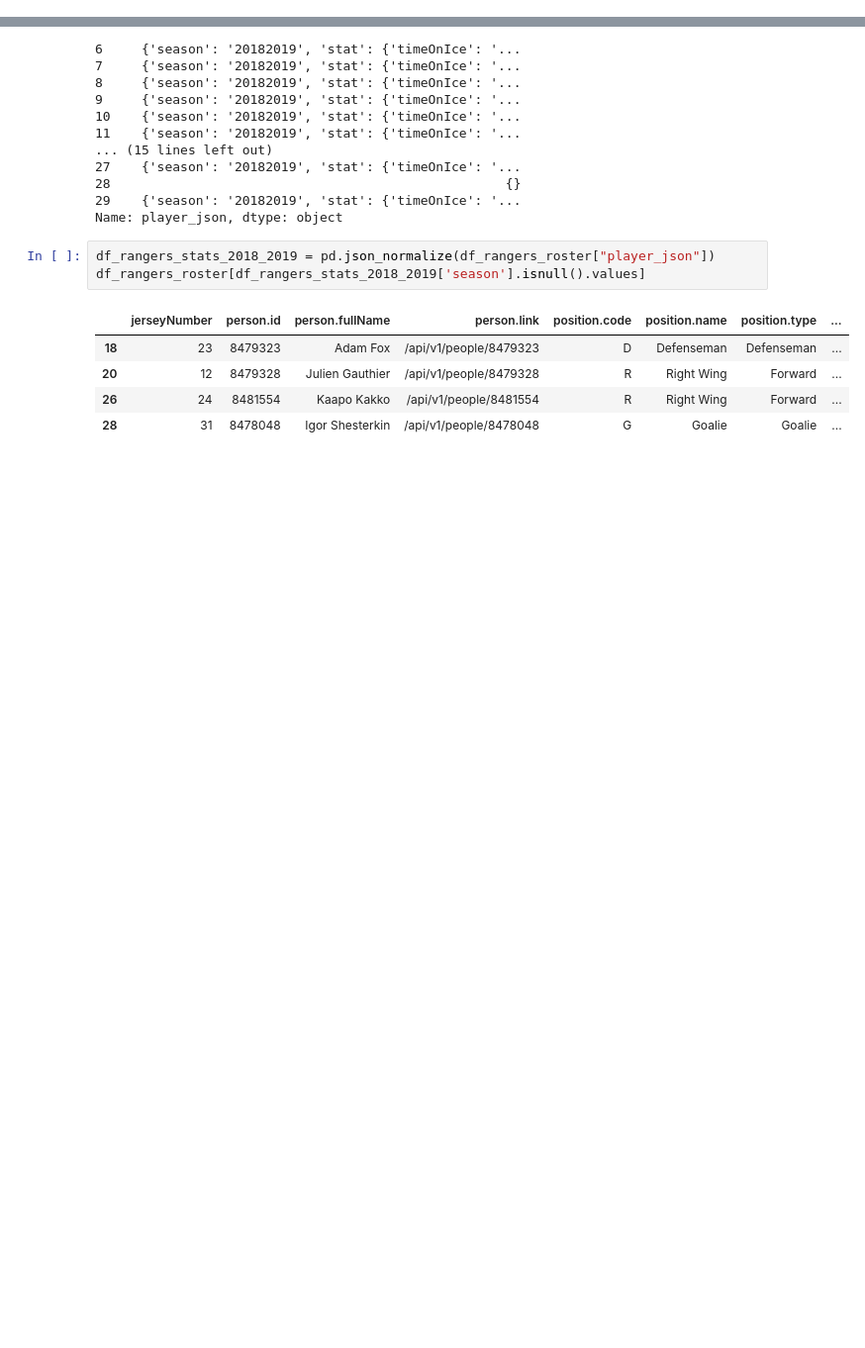
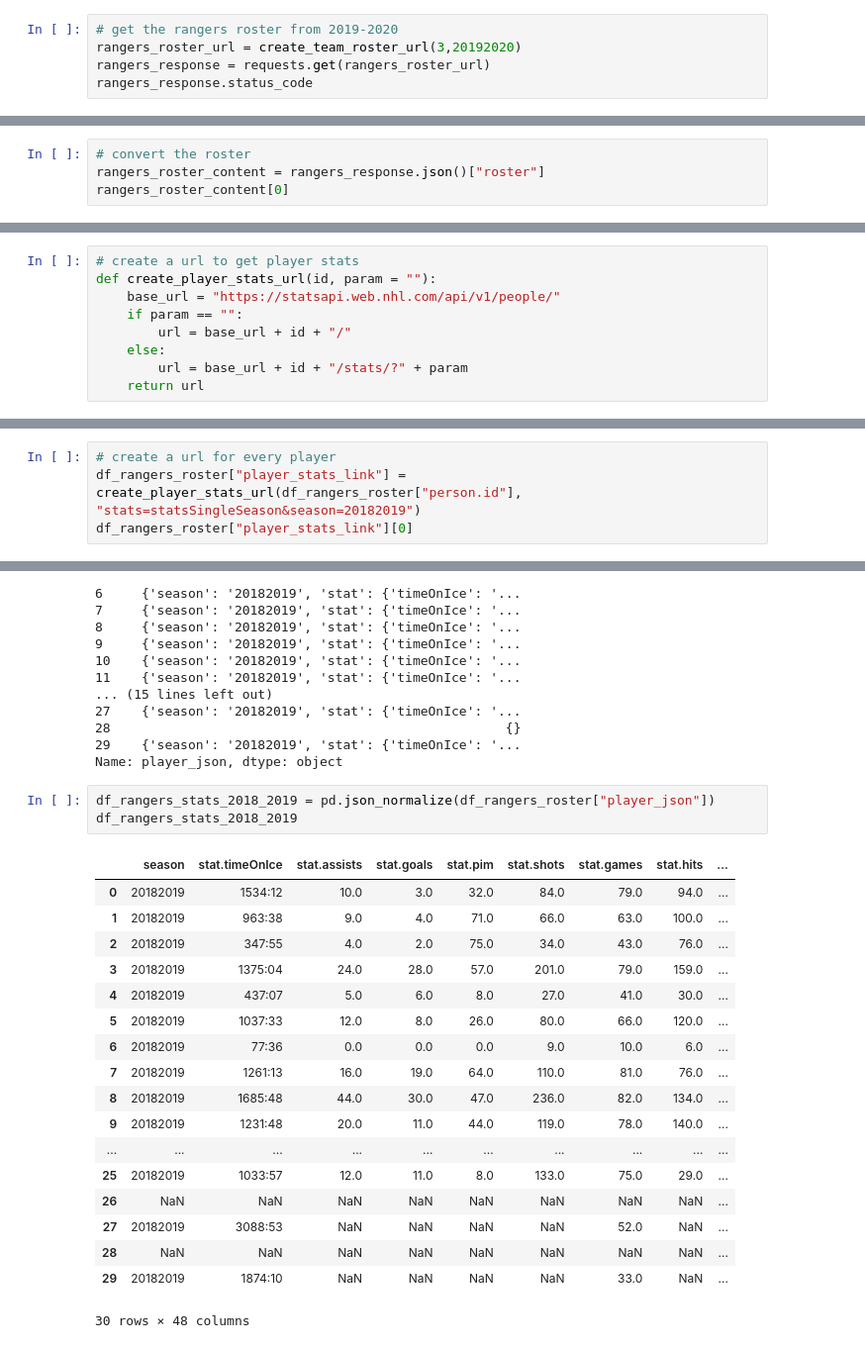
Before and after one commit to nickpaul7/python_api_notebooks, a Jupyter notebook: python_nhl_api.ipynb, the cells around one changed output, grey strips where cells are left out. Shown: that part at 99% size. Cells and saved outputs as stored; diff of their text form; blank space fills up the shorter version.

Commit message:
Completed pulling stats for roster

```diff
--- a/python_nhl_api.ipynb
+++ b/python_nhl_api.ipynb
@@ -298,0 +354,5 @@ df_rangers_roster["player_json"] =  df_rangers_roster["player_stats_link"].apply
+# %%
+# get the rangers roster from 2019-2020
+rangers_roster_url = create_team_roster_url(3,20192020)
+rangers_response = requests.get(rangers_roster_url)
+rangers_response.status_code
@@ -298,0 +361,4 @@ df_rangers_roster["player_json"] =  df_rangers_roster["player_stats_link"].apply
+# %%
+# convert the roster
+rangers_roster_content = rangers_response.json()["roster"]
+rangers_roster_content[0]
@@ -298,0 +428,9 @@ df_rangers_roster["player_json"] =  df_rangers_roster["player_stats_link"].apply
+# %%
+# create a url to get player stats
+def create_player_stats_url(id, param = ""):
+    base_url = "https://statsapi.web.nhl.com/api/v1/people/"
+    if param == "":
+        url = base_url + id + "/"
+    else:
+        url = base_url + id + "/stats/?" + param
+    return url
@@ -298,0 +443,4 @@ df_rangers_roster["player_json"] =  df_rangers_roster["player_stats_link"].apply
+# %%
+# create a url for every player
+df_rangers_roster["player_stats_link"] = create_player_stats_url(df_rangers_roster["person.id"], "stats=statsSingleSeason&season=20182019")
+df_rangers_roster["player_stats_link"][0]
@@ -318,10 +507,23 @@ df_rangers_roster["player_json"]
 Name: player_json, dtype: object
 # %%
 df_rangers_stats_2018_2019 = pd.json_normalize(df_rangers_roster["player_json"])
-df_rangers_roster[df_rangers_stats_2018_2019['season'].isnull().values]
+df_rangers_stats_2018_2019
 # %% [output]
-|  | jerseyNumber | person.id | person.fullName | person.link | position.code | position.name | position.type | ... |
-| 18 | 23 | 8479323 | Adam Fox | /api/v1/people/8479323 | D | Defenseman | Defenseman | ... |
-| 20 | 12 | 8479328 | Julien Gauthier | /api/v1/people/8479328 | R | Right Wing | Forward | ... |
-| 26 | 24 | 8481554 | Kaapo Kakko | /api/v1/people/8481554 | R | Right Wing | Forward | ... |
-| 28 | 31 | 8478048 | Igor Shesterkin | /api/v1/people/8478048 | G | Goalie | Goalie | ... |
+|  | season | stat.timeOnIce | stat.assists | stat.goals | stat.pim | stat.shots | stat.games | stat.hits | ... |
+| 0 | 20182019 | 1534:12 | 10.0 | 3.0 | 32.0 | 84.0 | 79.0 | 94.0 | ... |
+| 1 | 20182019 | 963:38 | 9.0 | 4.0 | 71.0 | 66.0 | 63.0 | 100.0 | ... |
+| 2 | 20182019 | 347:55 | 4.0 | 2.0 | 75.0 | 34.0 | 43.0 | 76.0 | ... |
+| 3 | 20182019 | 1375:04 | 24.0 | 28.0 | 57.0 | 201.0 | 79.0 | 159.0 | ... |
+| 4 | 20182019 | 437:07 | 5.0 | 6.0 | 8.0 | 27.0 | 41.0 | 30.0 | ... |
+| 5 | 20182019 | 1037:33 | 12.0 | 8.0 | 26.0 | 80.0 | 66.0 | 120.0 | ... |
+| 6 | 20182019 | 77:36 | 0.0 | 0.0 | 0.0 | 9.0 | 10.0 | 6.0 | ... |
+| 7 | 20182019 | 1261:13 | 16.0 | 19.0 | 64.0 | 110.0 | 81.0 | 76.0 | ... |
+| 8 | 20182019 | 1685:48 | 44.0 | 30.0 | 47.0 | 236.0 | 82.0 | 134.0 | ... |
+| 9 | 20182019 | 1231:48 | 20.0 | 11.0 | 44.0 | 119.0 | 78.0 | 140.0 | ... |
+| ... | ... | ... | ... | ... | ... | ... | ... | ... | ... |
+| 25 | 20182019 | 1033:57 | 12.0 | 11.0 | 8.0 | 133.0 | 75.0 | 29.0 | ... |
+| 26 | NaN | NaN | NaN | NaN | NaN | NaN | NaN | NaN | ... |
+| 27 | 20182019 | 3088:53 | NaN | NaN | NaN | NaN | 52.0 | NaN | ... |
+| 28 | NaN | NaN | NaN | NaN | NaN | NaN | NaN | NaN | ... |
+| 29 | 20182019 | 1874:10 | NaN | NaN | NaN | NaN | 33.0 | NaN | ... |
+30 rows × 48 columns
```
Also changed, not shown: parts of 79 cells of this notebook.
